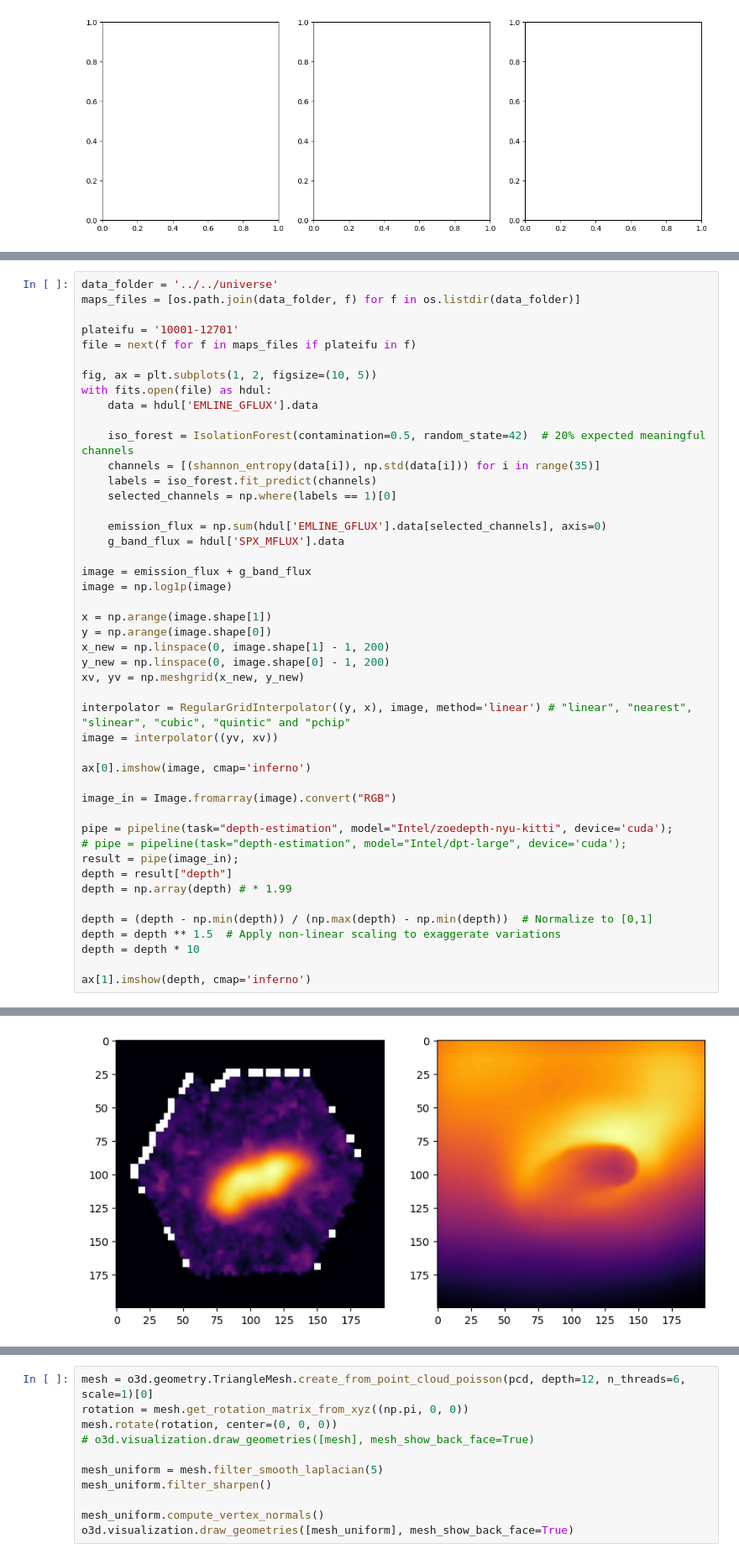
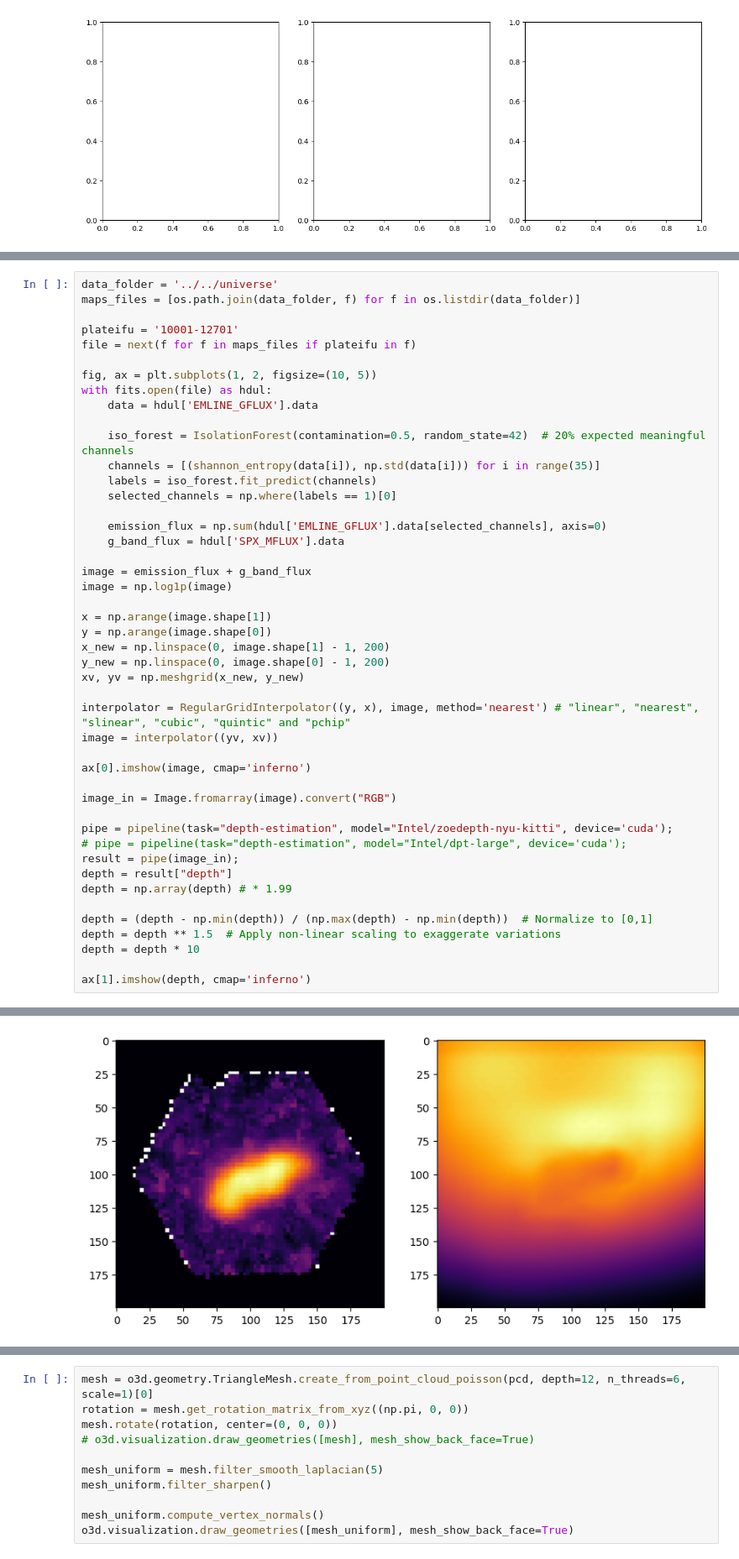
Before and after one commit to emmabacarra/DXARTS481, a Jupyter notebook: Final Project/data_side-notes.ipynb, the cells around one changed output, grey strips where cells are left out. Shown at 84% size. Cells and saved outputs as stored; diff of their text form.

```diff
--- a/Final Project/data2.ipynb
+++ b/Final Project/data_side-notes.ipynb
@@ -253,33 +271,33 @@ with fits.open(file) as hdul:
 
 image = emission_flux + g_band_flux
 image = np.log1p(image)
 
 x = np.arange(image.shape[1])
 y = np.arange(image.shape[0])
 x_new = np.linspace(0, image.shape[1] - 1, 200)
 y_new = np.linspace(0, image.shape[0] - 1, 200)
 xv, yv = np.meshgrid(x_new, y_new)
 
-interpolator = RegularGridInterpolator((y, x), image, method='linear') # "linear", "nearest", "slinear", "cubic", "quintic" and "pchip"
+interpolator = RegularGridInterpolator((y, x), image, method='nearest') # "linear", "nearest", "slinear", "cubic", "quintic" and "pchip"
 image = interpolator((yv, xv))
 
 ax[0].imshow(image, cmap='inferno')
 
 image_in = Image.fromarray(image).convert("RGB")
 
 pipe = pipeline(task="depth-estimation", model="Intel/zoedepth-nyu-kitti", device='cuda');
 # pipe = pipeline(task="depth-estimation", model="Intel/dpt-large", device='cuda');
 result = pipe(image_in);
 depth = result["depth"]
 depth = np.array(depth) # * 1.99
 
 depth = (depth - np.min(depth)) / (np.max(depth) - np.min(depth))  # Normalize to [0,1]
 depth = depth ** 1.5  # Apply non-linear scaling to exaggerate variations
 depth = depth * 10
 
 ax[1].imshow(depth, cmap='inferno')
 # %% [output]
 Device set to use cuda
 <matplotlib.image.AxesImage at 0x...>
-[figure, old version]
+[figure, new version]
 # %%
```
Also changed, not shown: parts of 8 cells of this notebook, 1 other file.
